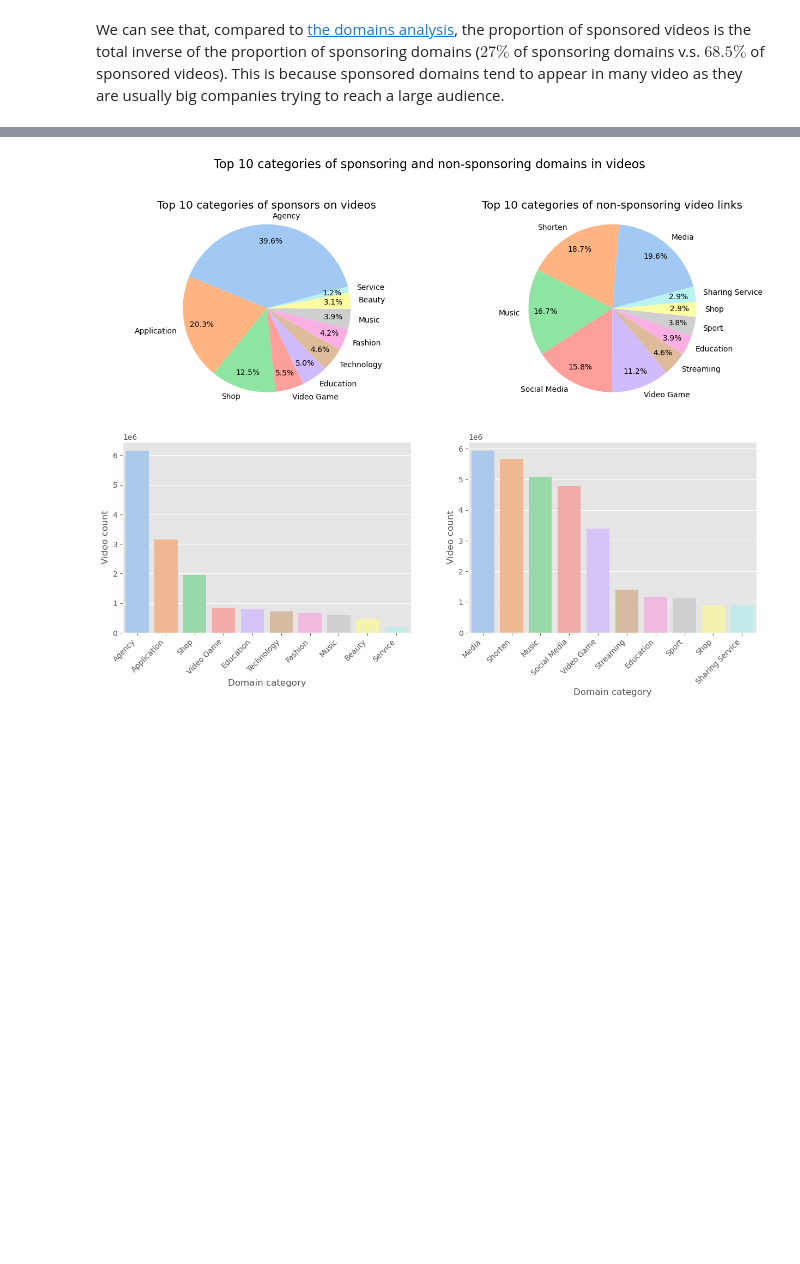
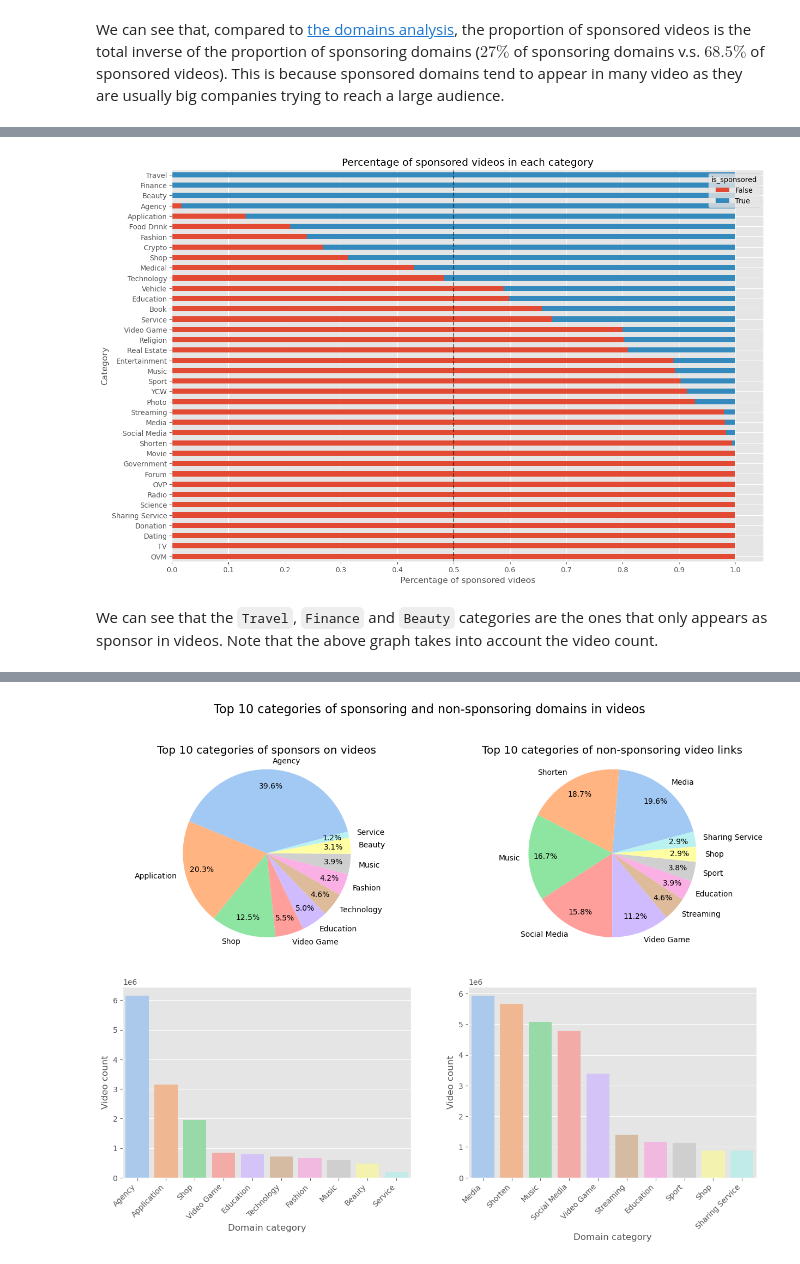
Before and after one commit to epfl-ada/ada-2022-project-fraisetagada, a Jupyter notebook: analysis/video_sponsors_analysis.ipynb, the cells around one changed output, grey strips where cells are left out. Cells and saved outputs as stored; diff of their text form; code cells hidden in the pictures; blank space fills up the shorter version.

Commit message:
Add more analysis in video sponsors analysis

```diff
--- a/analysis/video_sponsors_analysis.ipynb
+++ b/analysis/video_sponsors_analysis.ipynb
@@ -53,3 +54,12 @@ plt.show()
 [figure]
 # %% [markdown]
 We can see that, compared to [the domains analysis](../analysis/domains_analysis.ipynb), the proportion of sponsored videos is the total inverse of the proportion of sponsoring domains ($27\%$ of sponsoring domains v.s. $68.5\%$ of sponsored videos). This is because sponsored domains tend to appear in many video as they are usually big companies trying to reach a large audience.
+# %%
+# Compute the percentage of links that sponsor videos or not in each category
+sponsoring_ratio = domains_top_classified \
+    .groupby(["domain_category", "is_sponsored"])["count"] \
+    .sum() \
+    .unstack() \
+    .apply(lambda x: x / x.sum(), axis=1) \
+    .sort_values(by=True, ascending=True)
+sponsoring_ratio
@@ -55,0 +85,11 @@ We can see that, compared to [the domains analysis](../analysis/domains_analysis
+# %%
+sponsoring_ratio.plot(kind="barh", stacked=True, figsize=(15, 10), title="Percentage of sponsored videos in each category")
+plt.ylabel("Category")
+plt.xlabel("Percentage of sponsored videos")
+plt.axvline(x=0.5, color="black", linestyle="--", alpha=0.5)
+plt.xticks(np.arange(0, 1.1, 0.1))
+plt.show()
+# %% [output]
+[figure, added]
+# %% [markdown]
+We can see that the `Travel`, `Finance` and `Beauty` categories are the ones that only appears as sponsor in videos. Note that the above graph takes into account the video count.
```
Also changed, not shown: parts of 3 cells of this notebook.
